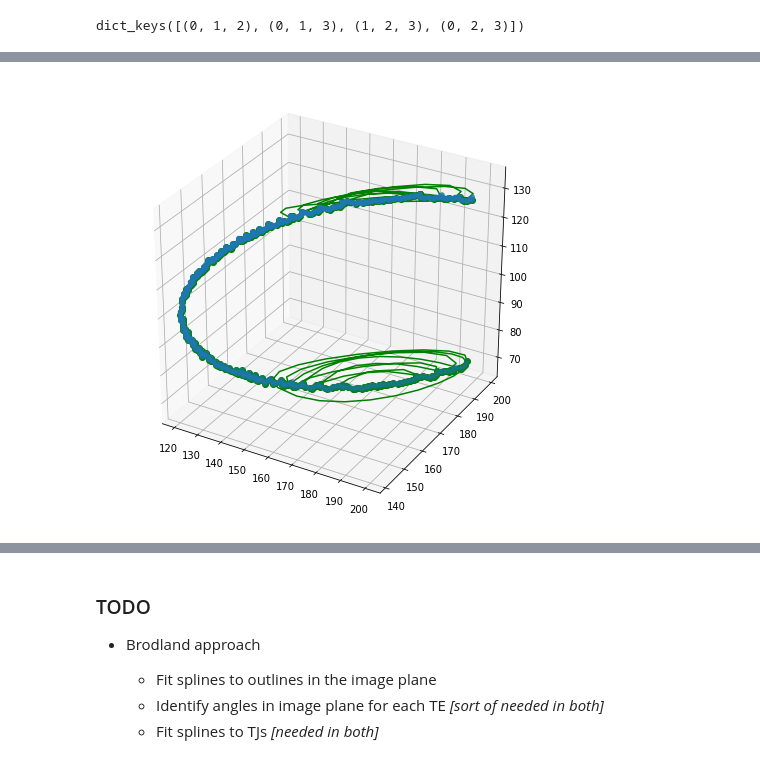
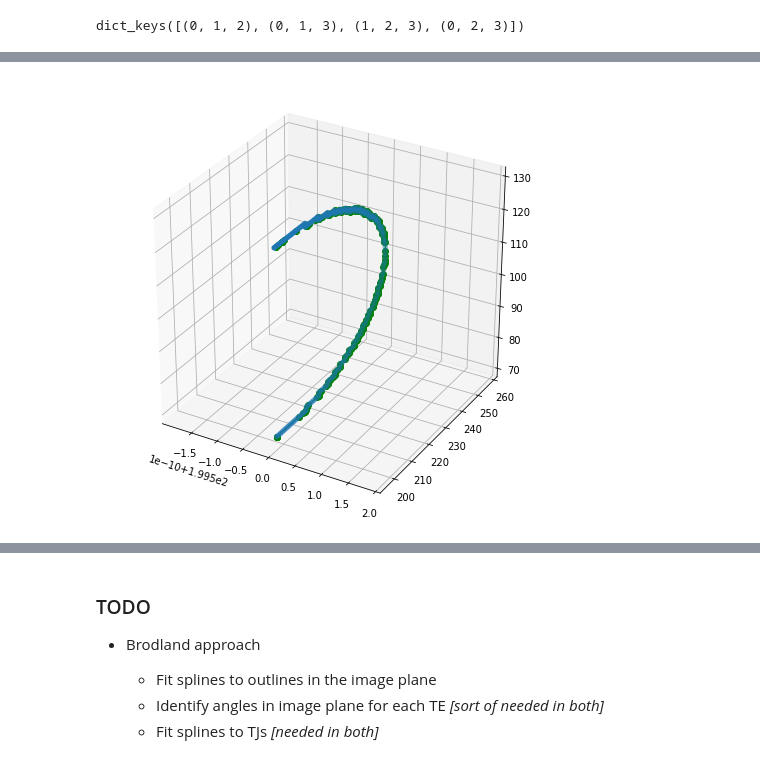
Before and after one commit to amarallab/pyCFI, a Jupyter notebook: notebooks/DEV_anglesJ.ipynb, the cells around one changed output, grey strips where cells are left out. Drawn from its saved outputs; the diff is of its cells as text; code cells hidden in the pictures.

```diff
--- a/notebooks/DEV_anglesJ.ipynb
+++ b/notebooks/DEV_anglesJ.ipynb
@@ -180,0 +202,12 @@ plt.show()
+# %%
+### Generate graph based on N nearest neighbors
+
+# Get nearest neighbors
+from sklearn.neighbors import NearestNeighbors  # TODO: Replace with scipy kdTRee
+N_neighbors = 10  # Note: the outcome seems quite robust to this number; still think about how to set this?
+NN_graph = NearestNeighbors(10).fit(dists).kneighbors_graph()
+
+# Create the graph
+import networkx as nx
+G = nx.from_scipy_sparse_matrix(NN_graph)
+nx.is_connected(G)  # TODO: Use this as a sanity check!
@@ -180,0 +293,23 @@ plt.show()
+# %%
+tckDict={}
+fpDict={}
+ierDict={}
+msgDict={}
+splevDict = {}
+for TJ_ID in TJs.keys():
+
+    #sorts all of the points for each TJ
+    TJs[TJ_ID] = sortPoints(TJs[TJ_ID])
+
+    #tck has 2 values: tck[0] is tck and tck[1] is u
+    #gets the knots for the spline
+    tck, fp, ier, msg = scipolate.splprep(x = [TJs[TJ_ID][:,2],TJs[TJ_ID][:,1],
+                                            TJs[TJ_ID][:,0]], k = 3, full_output=1, quiet=0)
+
+    tckDict[TJ_ID] = tck
+    fpDict[TJ_ID] = fp
+    ierDict[TJ_ID] = ier
+    msgDict[TJ_ID] = msg
+
+    #evaluates the knots produced and puts them in xyz positions
+    splevDict[TJ_ID] = scipolate.splev(x = np.linspace(0.0,1.0,100), tck = tckDict[TJ_ID][0])
@@ -336,19 +330,20 @@ plt.show()
 # %%
-tck, u = scipolate.splprep([TJs[(0, 1, 2)][:,2],TJs[(0, 1, 2)][:,1],
-                                            TJs[(0, 1, 2)][:,0]], s=2)
+TJ = (0, 2, 3)
+tck, u = scipolate.splprep([TJs[TJ][:,2],TJs[TJ][:,1],
+                                            TJs[TJ][:,0]], s=2)
 x_knots, y_knots, z_knots = scipolate.splev(tck[0], tck)
 u_fine = np.linspace(0,1,200)
 x_fine, y_fine, z_fine = scipolate.splev(u_fine, tck)
 
 fig2 = plt.figure(figsize = (8,8))
 ax3d = fig2.add_subplot(111, projection='3d')
 #ax3d.plot(x_true, y_true, z_true, 'b')
 #ax3d.plot(x_sample, y_sample, z_sample, 'r*')
 ax3d.plot(x_knots, y_knots, z_knots, 'go')
 ax3d.plot(x_fine, y_fine, z_fine, 'g')
-ax3d.scatter(TJs[(0, 1, 2)][:,2], TJs[(0, 1, 2)][:,1], TJs[(0, 1, 2)][:,0])
+ax3d.scatter(TJs[TJ][:,2], TJs[TJ][:,1], TJs[TJ][:,0])
 
 fig2.show()
 plt.show()
 # %% [output]
-[figure, old version]
+[figure, new version]
```
Also changed, not shown: parts of 33 cells of this notebook.
